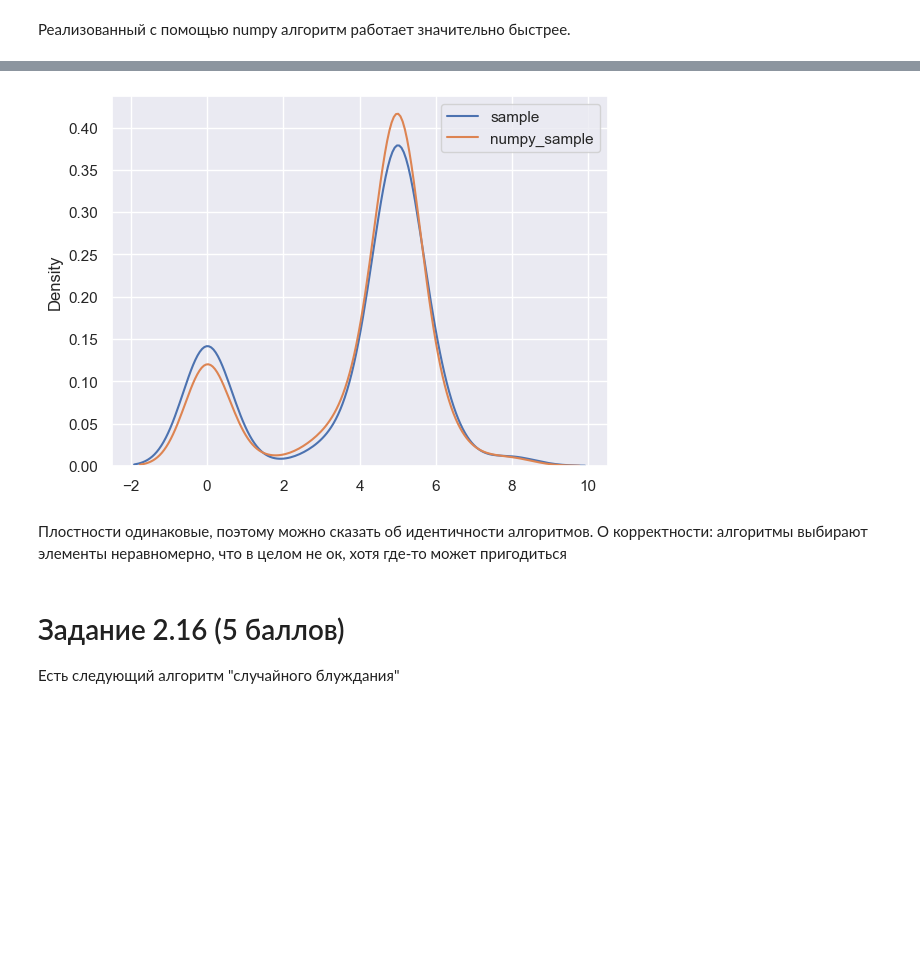
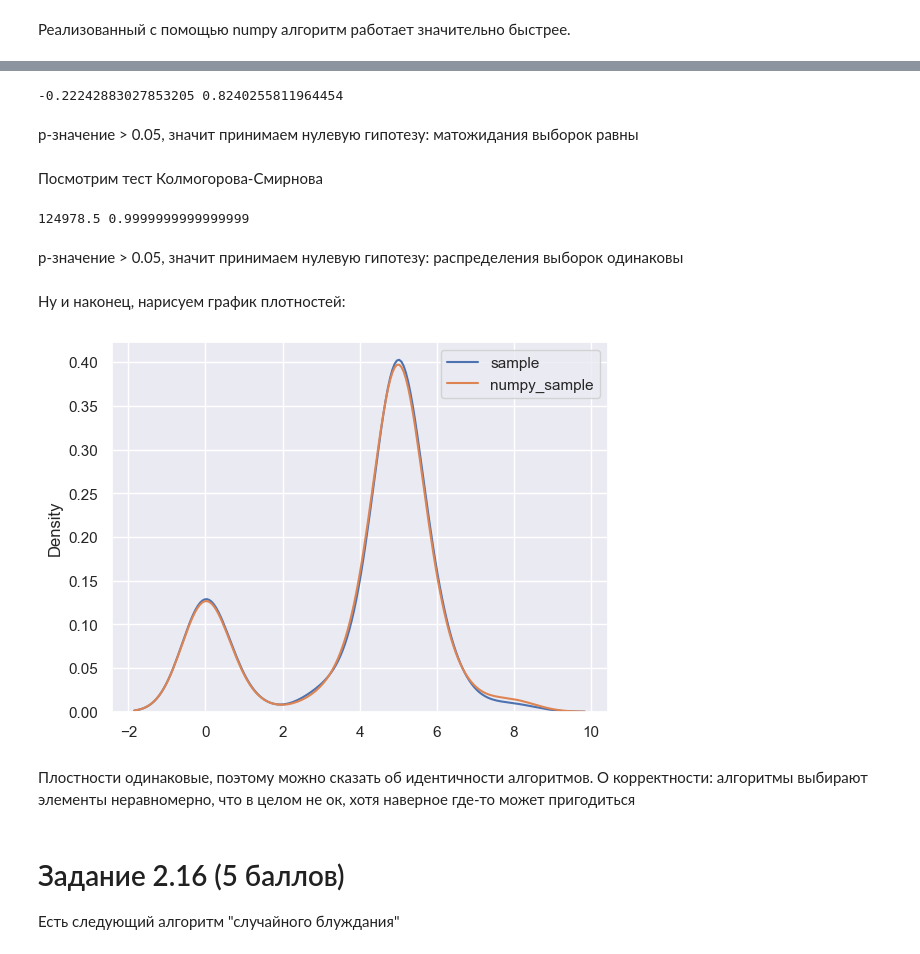
Before and after one commit to 4eckah78/python_2022_practice, a Jupyter notebook: Task_2.ipynb, the cells around one changed output, grey strips where cells are left out. Cells and saved outputs as stored; diff of their text form; code cells hidden in the pictures; blank space fills up the shorter version.

```diff
--- a/Task_2.ipynb
+++ b/Task_2.ipynb
@@ -352,12 +354,34 @@ def numpy_sample(x: np.ndarray, c: int) -> np.ndarray:
 # %%
-sns.kdeplot(data=sample([50, 3, 1, 7, 20, 150, 20, 2, 5], 500),  label='sample')
-sns.kdeplot(data=list(numpy_sample([50, 3, 1, 7, 20, 150, 20, 2, 5], 500)),  label='numpy_sample')
-plt.legend()
-plt.show()
+from scipy.stats import ttest_ind
+data1 = sample([50, 3, 1, 7, 20, 150, 20, 2, 5], 500)
+data2 = list(numpy_sample([50, 3, 1, 7, 20, 150, 20, 2, 5], 500))
+stat, p = ttest_ind(data1, data2)
+print(stat, p)
 # %% [output]
-[figure, removed]
+-0.22242883027853205 0.8240255811964454
+# %% [markdown]
+p-значение > 0.05, значит принимаем нулевую гипотезу: матожидания выборок равны
+# %% [markdown]
+Посмотрим тест Колмогорова-Смирнова
+# %%
+from scipy.stats import kstest
+corr, p = kstest(data1, data2)
+print(stat, p)
+# %% [output]
+124978.5 0.9999999999999999
+# %% [markdown]
+p-значение > 0.05, значит принимаем нулевую гипотезу: распределения выборок одинаковы
+# %% [markdown]
+Ну и наконец, нарисуем график плотностей:
+# %%
+sns.kdeplot(data=data1,  label='sample')
+sns.kdeplot(data=data2,  label='numpy_sample')
+plt.legend()
+plt.show()
+# %% [output]
+[figure, added]
 # %% [markdown]
-Плостности одинаковые, поэтому можно сказать об идентичности алгоритмов. О корректности: алгоритмы выбирают элементы неравномерно, что в целом не ок, хотя где-то может пригодиться
+Плостности одинаковые, поэтому можно сказать об идентичности алгоритмов. О корректности: алгоритмы выбирают элементы неравномерно, что в целом не ок, хотя наверное где-то может пригодиться
 # %% [markdown]
 # Задание 2.16 (5 баллов)
 
```
Also changed, not shown: parts of 3 cells of this notebook.
